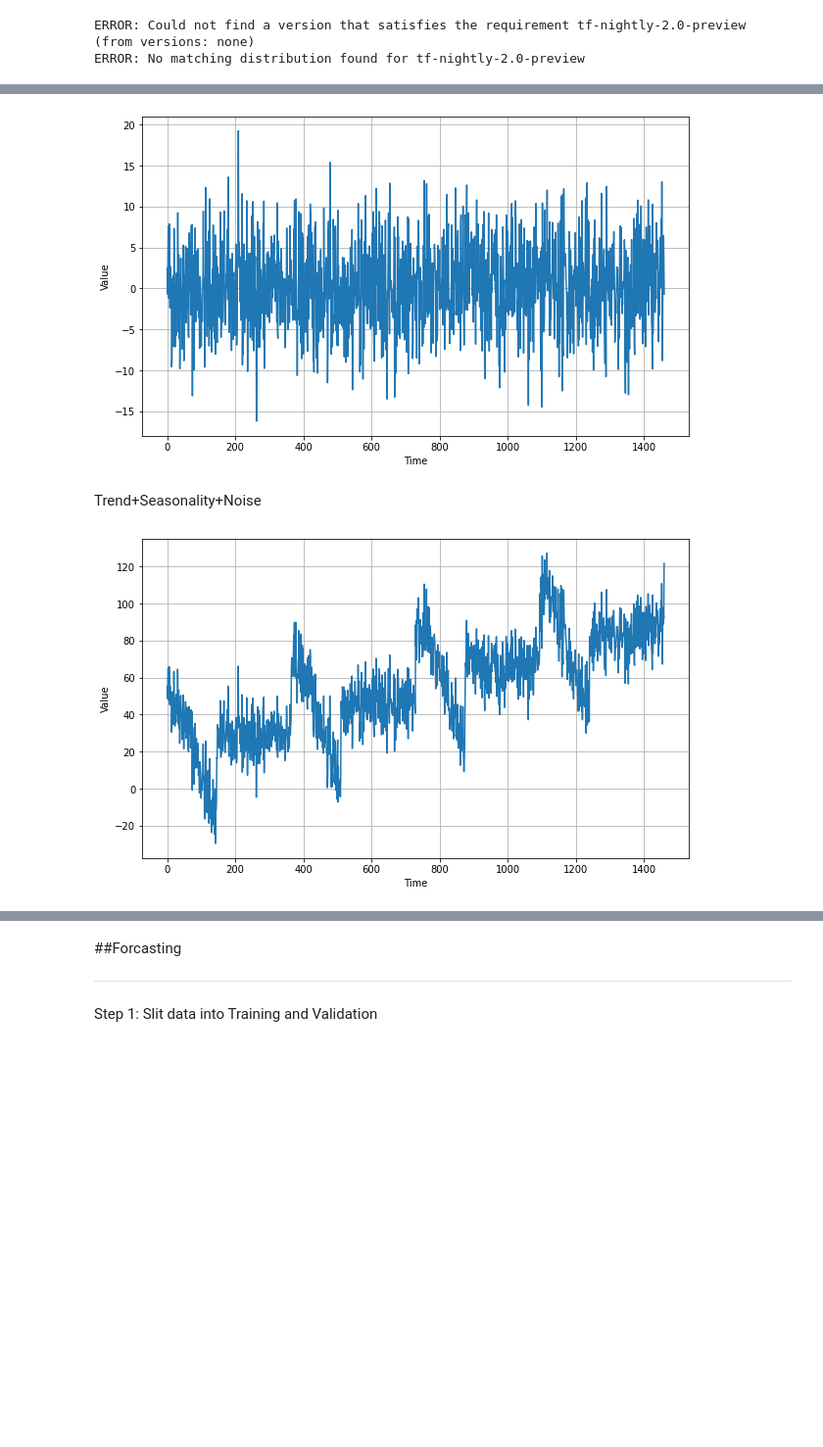
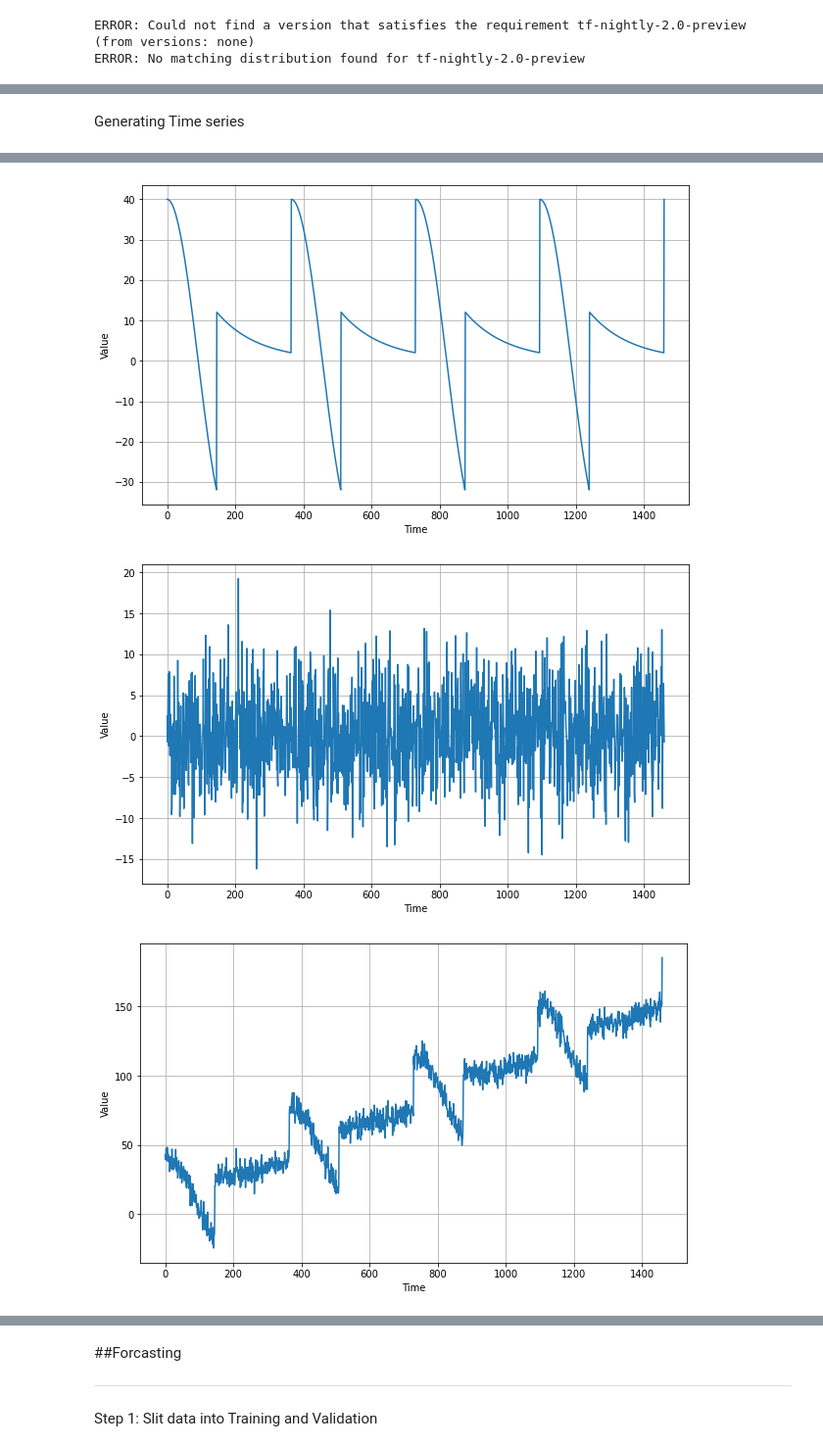
Before and after one commit to BarnabasLim/TensorFlow, a Jupyter notebook: TimeSeries_Prediction_Notes.ipynb, the cells around one changed output, grey strips where cells are left out. Shown: that part at 98% size. Drawn from its saved outputs; the diff is of its cells as text; code cells hidden in the pictures; blank space fills up the shorter version.

```diff
--- a/TimeSeries_Prediction_Notes.ipynb
+++ b/TimeSeries_Prediction_Notes.ipynb
@@ -149,22 +115,40 @@ In practice few real-life time series have such a smooth signal. They usually ha
 def white_noise(time, noise_level=1, seed=None):
     rnd = np.random.RandomState(seed)
     return rnd.randn(len(time)) * noise_level
-# %%
-noise_level = 5
-noise = white_noise(time, noise_level, seed=42)
-
-plt.figure(figsize=(10, 6))
-plot_series(time, noise)
-plt.show()
-# %% [output]
-[figure, removed]
-# %% [markdown]
-Trend+Seasonality+Noise
-# %%
-series += noise
-
-plt.figure(figsize=(10, 6))
-plot_series(time, series)
-plt.show()
-# %% [output]
-[figure, removed]
+# %% [markdown]
+Generating Time series
+# %%
+#Example 1: Time Series w Trends upwards
+# Create np array of 4 years
+time = np.arange(4 * 365 + 1)
+baseline = 10
+series = trend(time, 0.1)
+
+plt.figure(figsize=(10, 6))
+plot_series(time, series)
+plt.show()
+
+#Example 2: Time Series w Seasonality
+baseline = 10
+amplitude = 40
+series = seasonality(time, period=365, amplitude=amplitude)
+
+plt.figure(figsize=(10, 6))
+plot_series(time, series)
+plt.show()
+
+#Example 3: Time Series w Noise
+noise_level = 5
+noise = white_noise(time, noise_level, seed=42)
+
+plt.figure(figsize=(10, 6))
+plot_series(time, noise)
+plt.show()
+
+#Example 4: Time Series w Sesonality+Noise+ Trend
+series += noise+ trend(time, 0.1)
+
+plt.figure(figsize=(10, 6))
+plot_series(time, series)
+plt.show()
+# %% [output]
@@ -170,0 +156,3 @@ plt.show()
+[figure, added]
+[figure, added]
+[figure, added]
```
Also changed, not shown: parts of 41 cells of this notebook.
